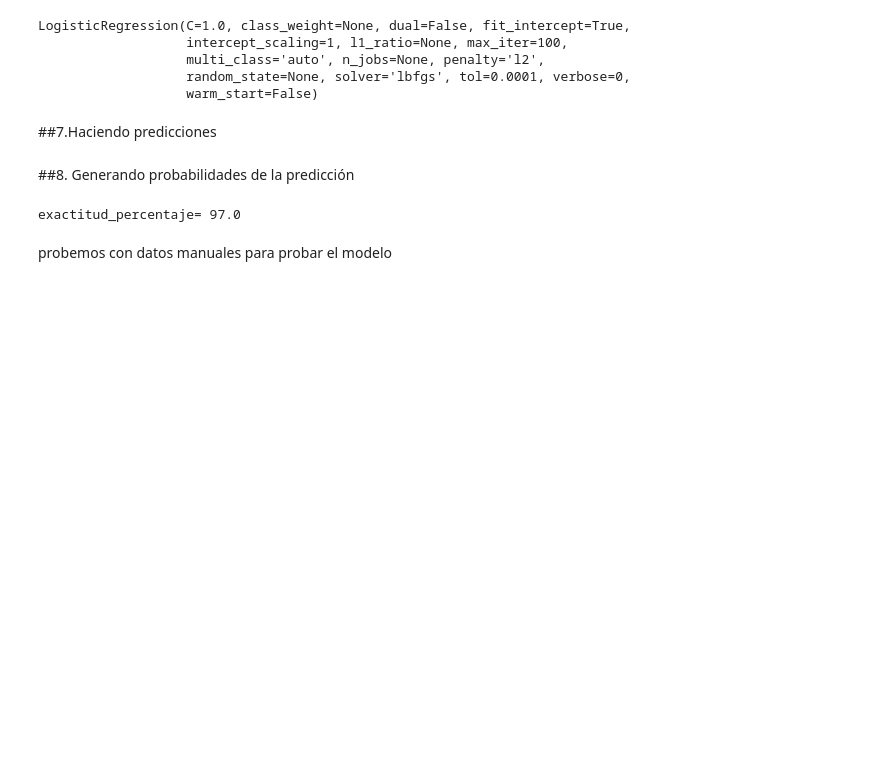
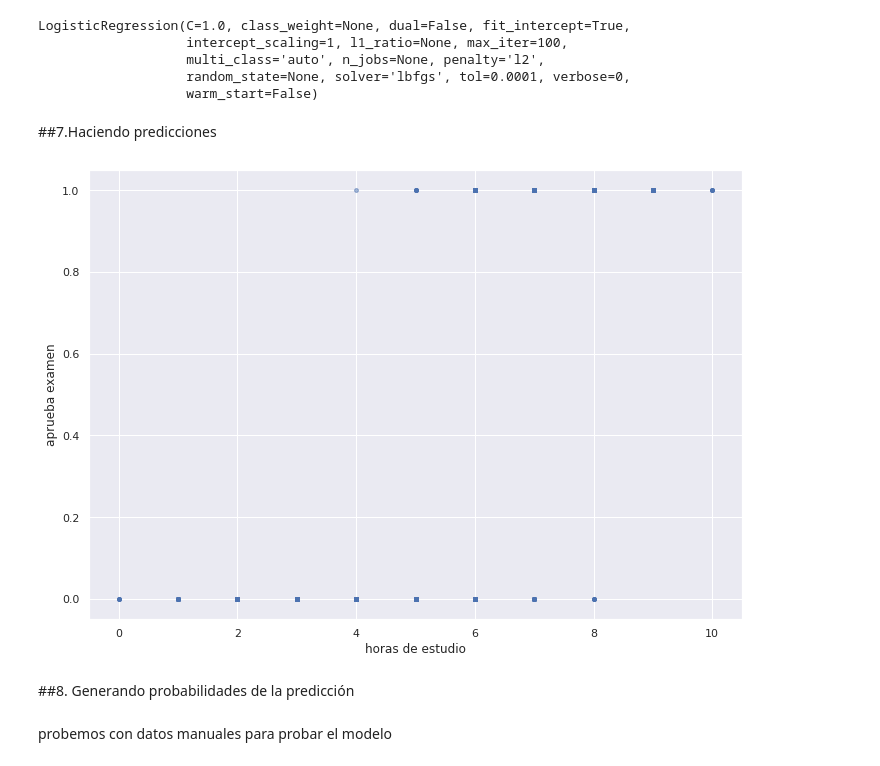
Before and after one commit to 2HenryCardenas1/DeepLearning, a Jupyter notebook: Jupyter/P1_Ejercicio_regresion_logistica_ejemplo.ipynb, the cells around one changed output. Cells and saved outputs as stored; diff of their text form; code cells hidden in the pictures; blank space fills up the shorter version.

```diff
--- a/Jupyter/P1_Ejercicio_regresion_logistica_ejemplo.ipynb
+++ b/Jupyter/P1_Ejercicio_regresion_logistica_ejemplo.ipynb
@@ -202,14 +210,22 @@ LogisticRegression(C=1.0, class_weight=None, dual=False, fit_intercept=True,
 #usaremos el 20% de los datos para probar el modelo
 #ejecutamos la predicción con datos de prueba (x_test)
 y_prediccion = regresion_logistica.predict(x_test)
+# %%
+#visualizar la predicción en los datos de testeo
+X = df['horas_autoestudio_diario']
+y = df['aprobo_perdio']
+plt.scatter(X,y, s=15, alpha=0.5)
+plt.xlabel('horas de estudio')
+plt.ylabel('aprueba examen')
+plt.show()
+# %% [output]
+[figure, added]
 # %% [markdown]
 ##8. Generando probabilidades de la predicción
 # %%
 #comparamos los datos de predicción (y_prediccion) VS los datos de prueba (y_test)
 exactitud = metrics.accuracy_score(y_test, y_prediccion)
-print("exactitud_percentaje= "+str(100 * exactitud))
+print("exactitud_porcentaje= "+str(100 * exactitud))
-# %% [output]
-exactitud_percentaje= 97.0
 # %% [markdown]
 probemos con datos manuales para probar el modelo
 # %%
```
Also changed, not shown: parts of 2 cells of this notebook.
